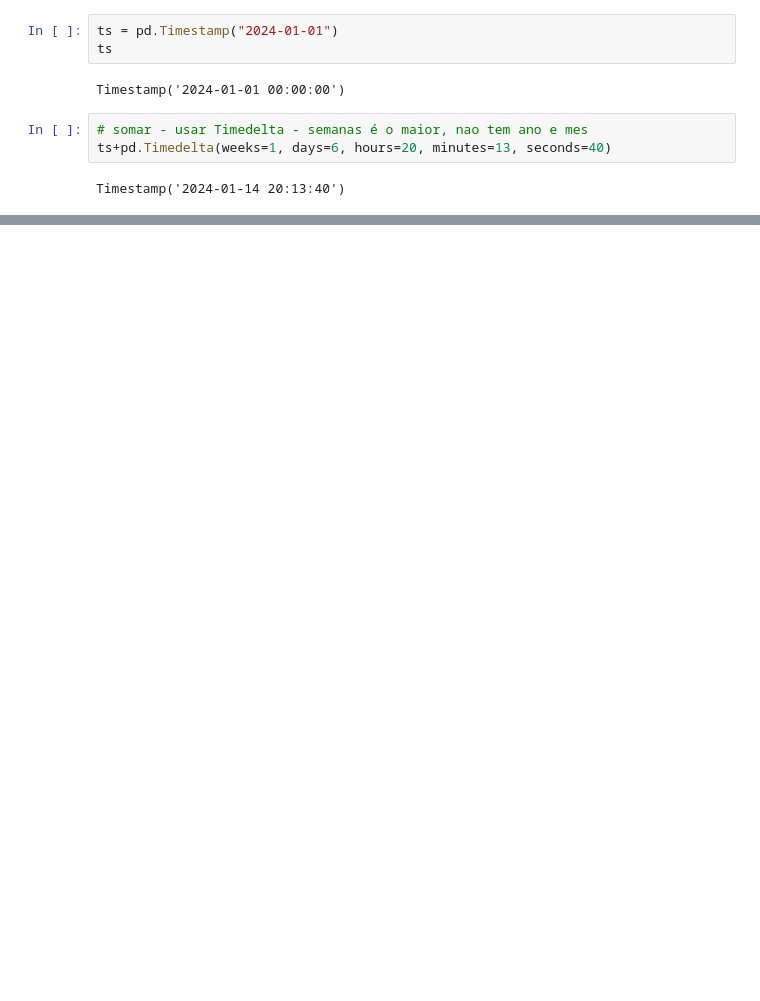
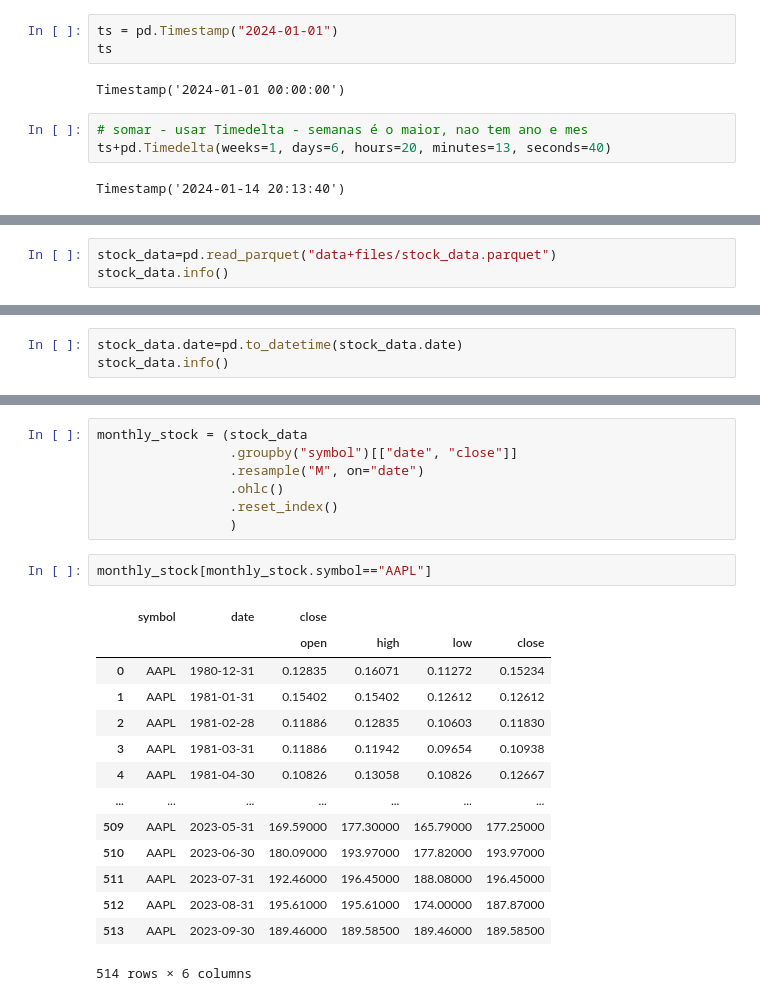
Before and after one commit to Faliell/Pandas_Classes, a Jupyter notebook: aula16-dataTime.ipynb, the cells around one changed output, grey strips where cells are left out. Cells and saved outputs as stored; diff of their text form; blank space fills up the shorter version.

```diff
--- a/aula16-dataTime.ipynb
+++ b/aula16-dataTime.ipynb
@@ -316,0 +335,3 @@ Timestamp('2024-01-14 20:13:40')
+# %%
+stock_data=pd.read_parquet("data+files/stock_data.parquet")
+stock_data.info()
@@ -316,0 +349,3 @@ Timestamp('2024-01-14 20:13:40')
+# %%
+stock_data.date=pd.to_datetime(stock_data.date)
+stock_data.info()
@@ -316,0 +510,24 @@ Timestamp('2024-01-14 20:13:40')
+# %%
+monthly_stock = (stock_data
+                 .groupby("symbol")[["date", "close"]]
+                 .resample("M", on="date")
+                 .ohlc()
+                 .reset_index()
+                 )
+# %%
+monthly_stock[monthly_stock.symbol=="AAPL"]
+# %% [output]
+|  | symbol | date | close |  |  |  |
+|  |  |  | open | high | low | close |
+| 0 | AAPL | 1980-12-31 | 0.12835 | 0.16071 | 0.11272 | 0.15234 |
+| 1 | AAPL | 1981-01-31 | 0.15402 | 0.15402 | 0.12612 | 0.12612 |
+| 2 | AAPL | 1981-02-28 | 0.11886 | 0.12835 | 0.10603 | 0.11830 |
+| 3 | AAPL | 1981-03-31 | 0.11886 | 0.11942 | 0.09654 | 0.10938 |
+| 4 | AAPL | 1981-04-30 | 0.10826 | 0.13058 | 0.10826 | 0.12667 |
+| ... | ... | ... | ... | ... | ... | ... |
+| 509 | AAPL | 2023-05-31 | 169.59000 | 177.30000 | 165.79000 | 177.25000 |
+| 510 | AAPL | 2023-06-30 | 180.09000 | 193.97000 | 177.82000 | 193.97000 |
+| 511 | AAPL | 2023-07-31 | 192.46000 | 196.45000 | 188.08000 | 196.45000 |
+| 512 | AAPL | 2023-08-31 | 195.61000 | 195.61000 | 174.00000 | 187.87000 |
+| 513 | AAPL | 2023-09-30 | 189.46000 | 189.58500 | 189.46000 | 189.58500 |
+514 rows × 6 columns
```
Also changed, not shown: parts of 27 cells of this notebook, 6 other files.
